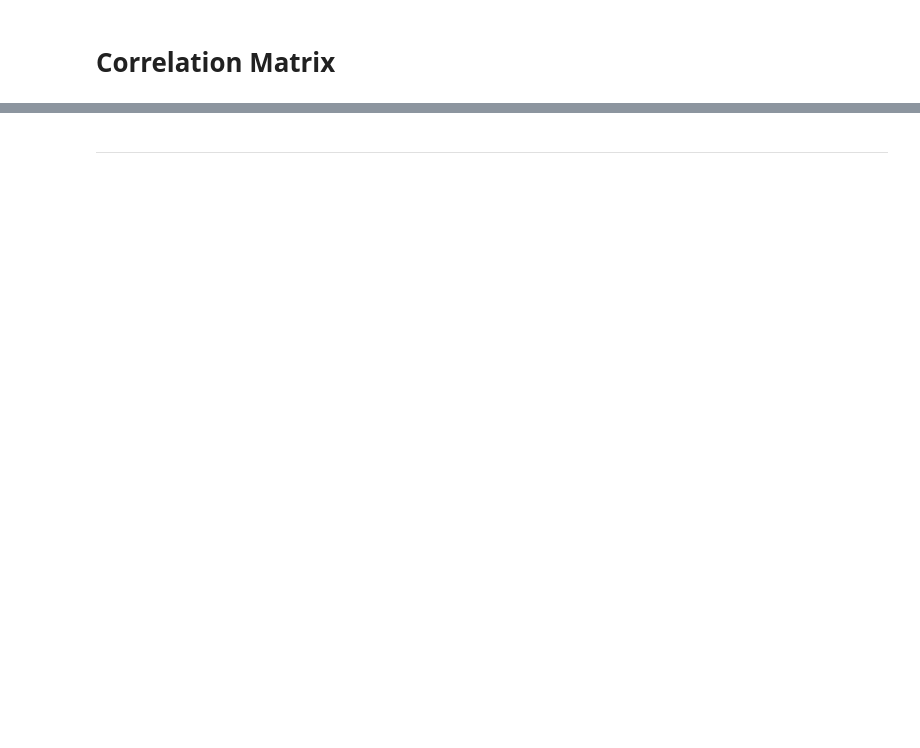
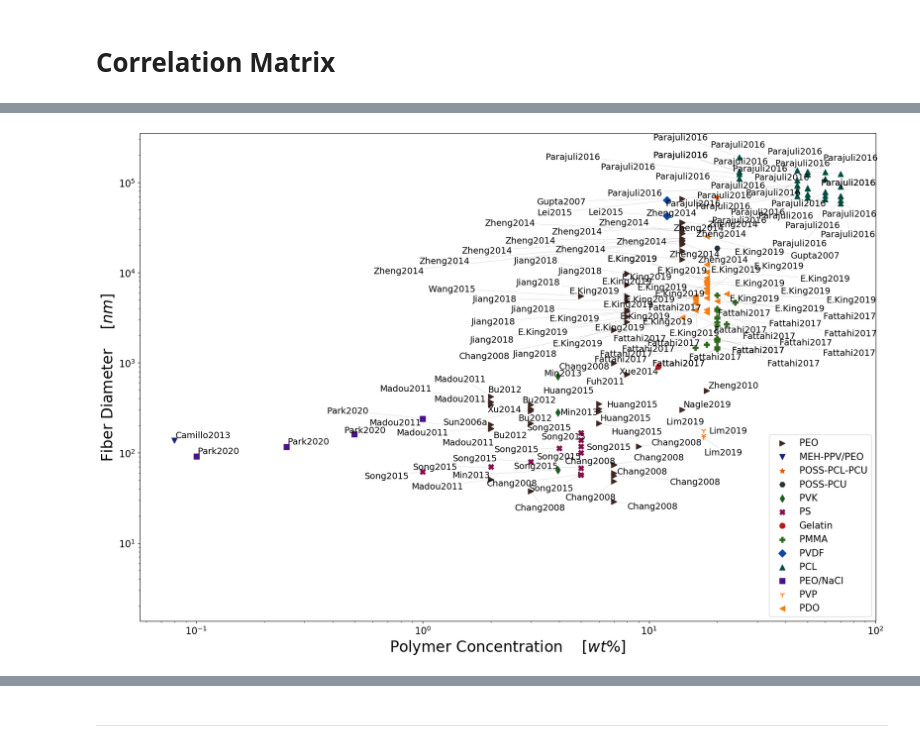
Before and after one commit to KiraSensei13/MNT_ITESM_Thesis, a Jupyter notebook: NFES_Review/_jupyterPlots/NFES_ReviewPaper.ipynb, the cells around one changed output, grey strips where cells are left out. Saved outputs shown, nothing was run; the diff lists cells and outputs as text; code cells hidden in the pictures; blank space fills up the shorter version.

```diff
--- a/NFES_Review/_jupyterPlots/NFES_ReviewPaper.ipynb
+++ b/NFES_Review/_jupyterPlots/NFES_ReviewPaper.ipynb
@@ -869,2 +873,13 @@ mpl.rcParams.update(mpl.rcParamsDefault); # Recover matplotlib defaults
+# %%
+x_str = 'Polymer Concentration'; x_units = r'$[wt\%]$';
+y_str = 'Fiber Diameter'; y_units = r'$[nm]$';
+breakXlim = None;
+breakYlim = None;
+logScale  = True;
+refLabels = True;
+legPos = 'lower right';
+scatterPlot_breakAxis(x_str, x_units, y_str, y_units, refLabels, logScale, df, df_x, breakXlim, breakYlim, legPos);
+# %% [output]
+[figure, added]
 # %%
 x_str = 'Nozzle Diameter'; x_units = r'$[\mu m]$';
```
Also changed, not shown: parts of 13 cells of this notebook, 15 other files.
